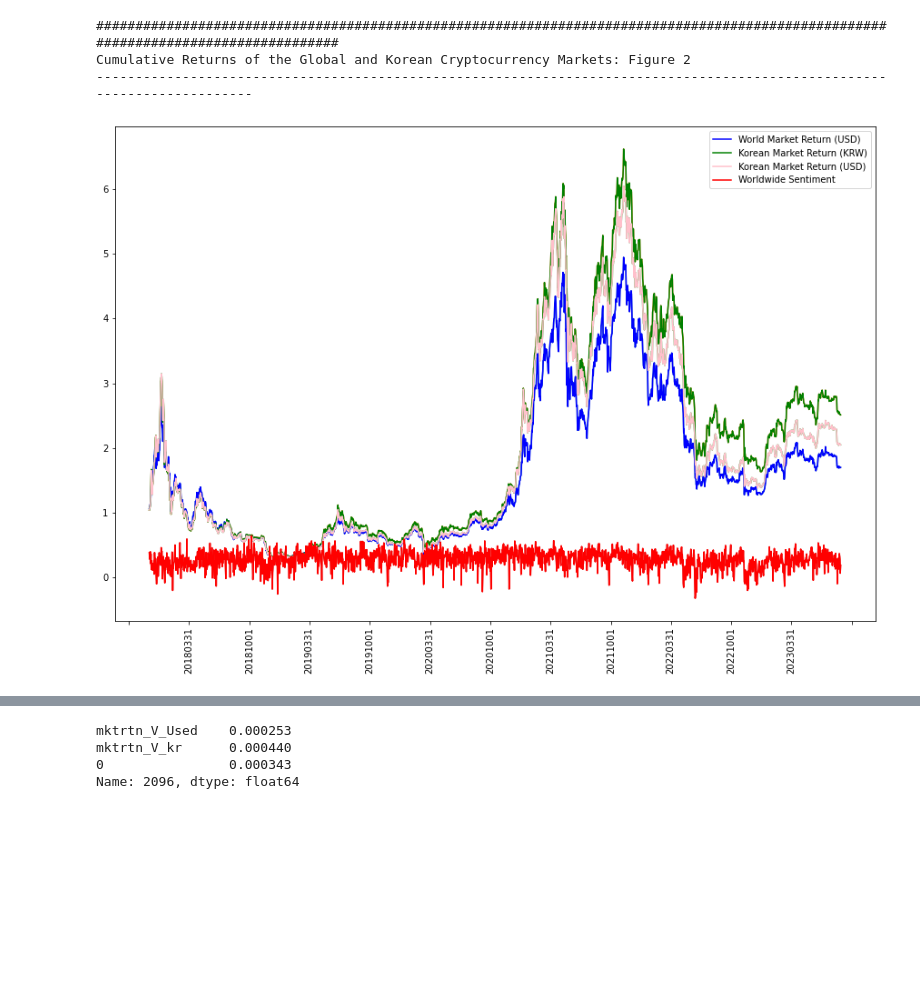
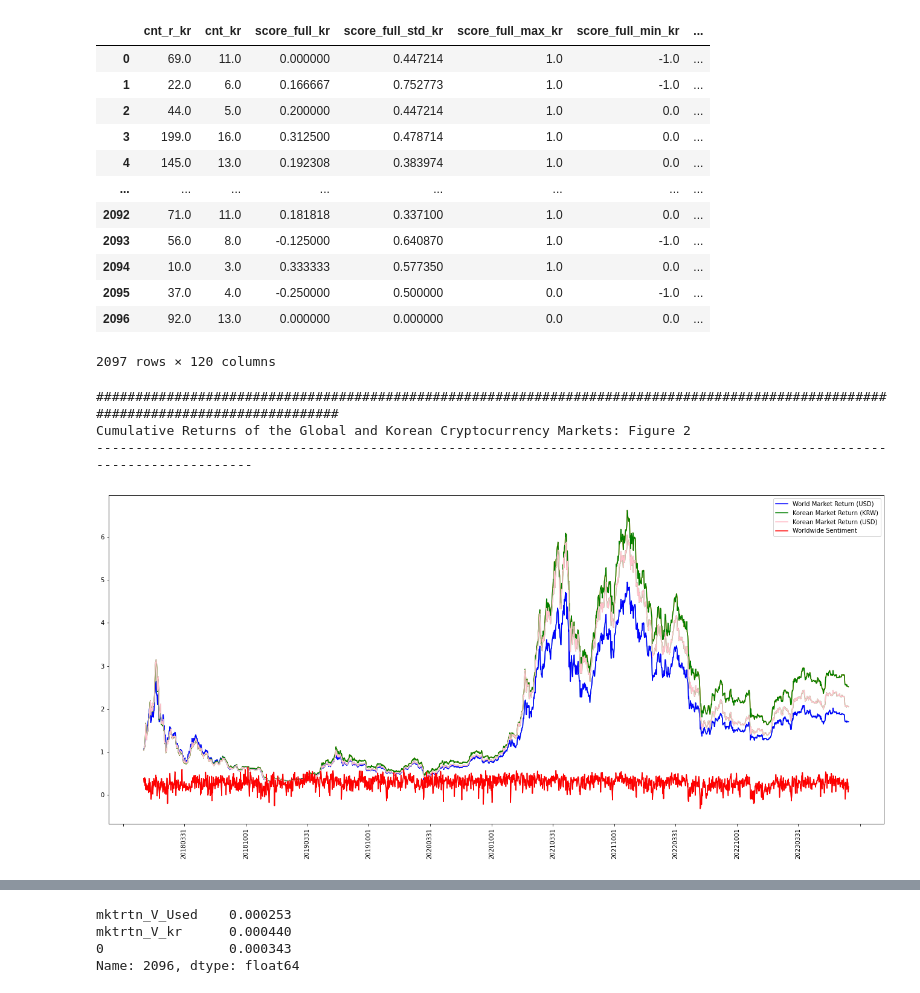
Before and after one commit to boyu571/LLM_based_investment_research, a Jupyter notebook: new/Tables_20240214.ipynb, the cells around one changed output, grey strips where cells are left out. Cells and saved outputs as stored; diff of their text form; code cells hidden in the pictures; blank space fills up the shorter version.

```diff
--- a/new/Tables_20240214.ipynb
+++ b/new/Tables_20240214.ipynb
@@ -54,4 +54,20 @@ date = data['sentiment'].index.strftime("%Y%m%d")    # 날짜
 
 
 CC_Data_Agg = pd.concat([pd.DataFrame(data['sentiment'].values, columns=data['sentiment'].columns), pd.DataFrame(data['CC'].values, columns=data['CC'].columns)],axis=1)
+# %%
+CC_Data_Agg
+# %% [output]
+|  | cnt_r_kr | cnt_kr | score_full_kr | score_full_std_kr | score_full_max_kr | score_full_min_kr | ... |
+| 0 | 69.0 | 11.0 | 0.000000 | 0.447214 | 1.0 | -1.0 | ... |
+| 1 | 22.0 | 6.0 | 0.166667 | 0.752773 | 1.0 | -1.0 | ... |
+| 2 | 44.0 | 5.0 | 0.200000 | 0.447214 | 1.0 | 0.0 | ... |
+| 3 | 199.0 | 16.0 | 0.312500 | 0.478714 | 1.0 | 0.0 | ... |
+| 4 | 145.0 | 13.0 | 0.192308 | 0.383974 | 1.0 | 0.0 | ... |
+| ... | ... | ... | ... | ... | ... | ... | ... |
+| 2092 | 71.0 | 11.0 | 0.181818 | 0.337100 | 1.0 | 0.0 | ... |
+| 2093 | 56.0 | 8.0 | -0.125000 | 0.640870 | 1.0 | -1.0 | ... |
+| 2094 | 10.0 | 3.0 | 0.333333 | 0.577350 | 1.0 | 0.0 | ... |
+| 2095 | 37.0 | 4.0 | -0.250000 | 0.500000 | 0.0 | -1.0 | ... |
+| 2096 | 92.0 | 13.0 | 0.000000 | 0.000000 | 0.0 | 0.0 | ... |
+2097 rows × 120 columns
 # %%
@@ -59,24 +78,25 @@ CC_Data_Agg['Turnover'] = CC_Data_Agg['vol_Used']/CC_Data_Agg['mktcap_Used']   #
 # %%
 print("####################################################################################################################################")
 print("Cumulative Returns of the Global and Korean Cryptocurrency Markets: Figure 2")
 print("-------------------------------------------------------------------------------------------------------------------------")
 culm_mktrtn =  (np.cumprod(1+CC_Data_Agg['mktrtn_V_Used']))
 culm_mktrtn_kr =  (np.cumprod(1+CC_Data_Agg['mktrtn_V_kr']))
 culm_mktrtn_kr_ex =  (np.cumprod((1+CC_Data_Agg['mktrtn_V_kr'])/(1+CC_Data_Agg['EX_Kor'])))
-plt.figure(figsize=(15, 10))
+# EX_Kor 환율
+plt.figure(figsize=(23, 10))
 pics=pd.DataFrame(pd.concat([culm_mktrtn,culm_mktrtn_kr,culm_mktrtn_kr_ex, CC_Data_Agg['score_full']], axis=1))
 pics.index=date
 plt.gca().xaxis.set_major_locator(mdates.MonthLocator(interval=6))
 plt.xticks(rotation=90)  # Rotate dates vertically
 plt.plot(pics)
 plt.plot(culm_mktrtn, label='World Market Return (USD)', color='blue')
 plt.plot(culm_mktrtn_kr, label='Korean Market Return (KRW)', color='green')
 plt.plot(culm_mktrtn_kr_ex , label='Korean Market Return (USD)', color='pink')
 plt.plot(pics['score_full'], label='Worldwide Sentiment', color='red')
 plt.legend()
 plt.show()
 # %% [output]
 ####################################################################################################################################
 Cumulative Returns of the Global and Korean Cryptocurrency Markets: Figure 2
 -------------------------------------------------------------------------------------------------------------------------
-[figure, old version]
+[figure, new version]
```
Also changed, not shown: parts of 5 cells of this notebook, 2 other files.
